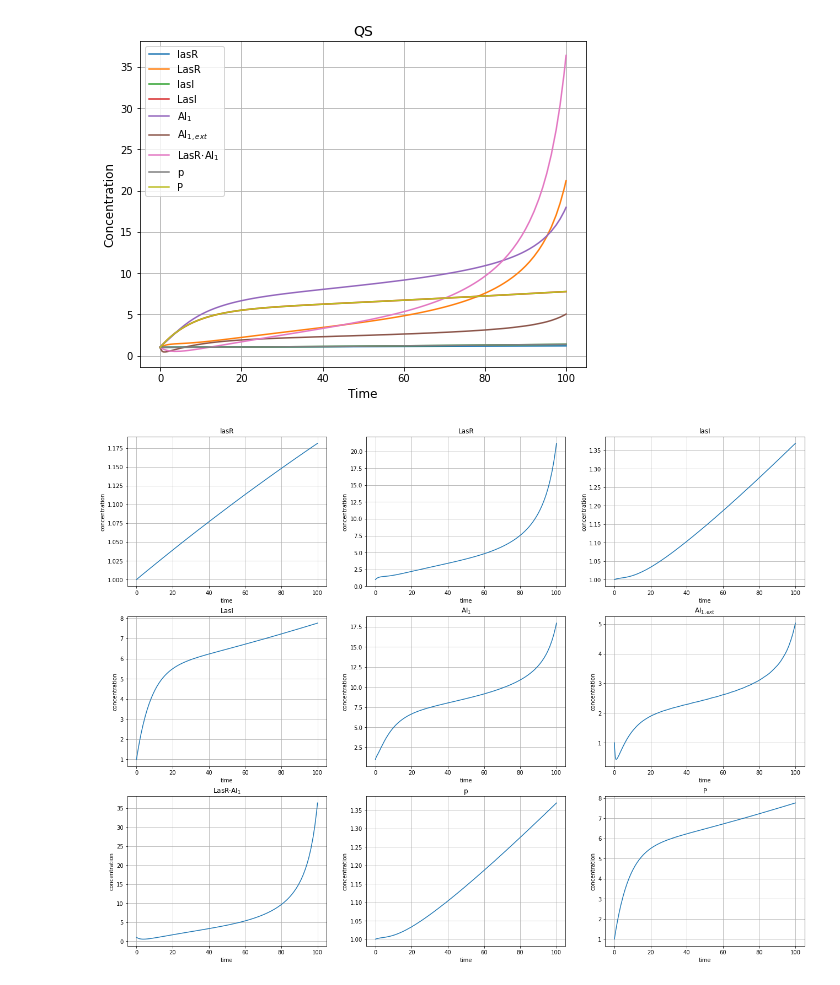
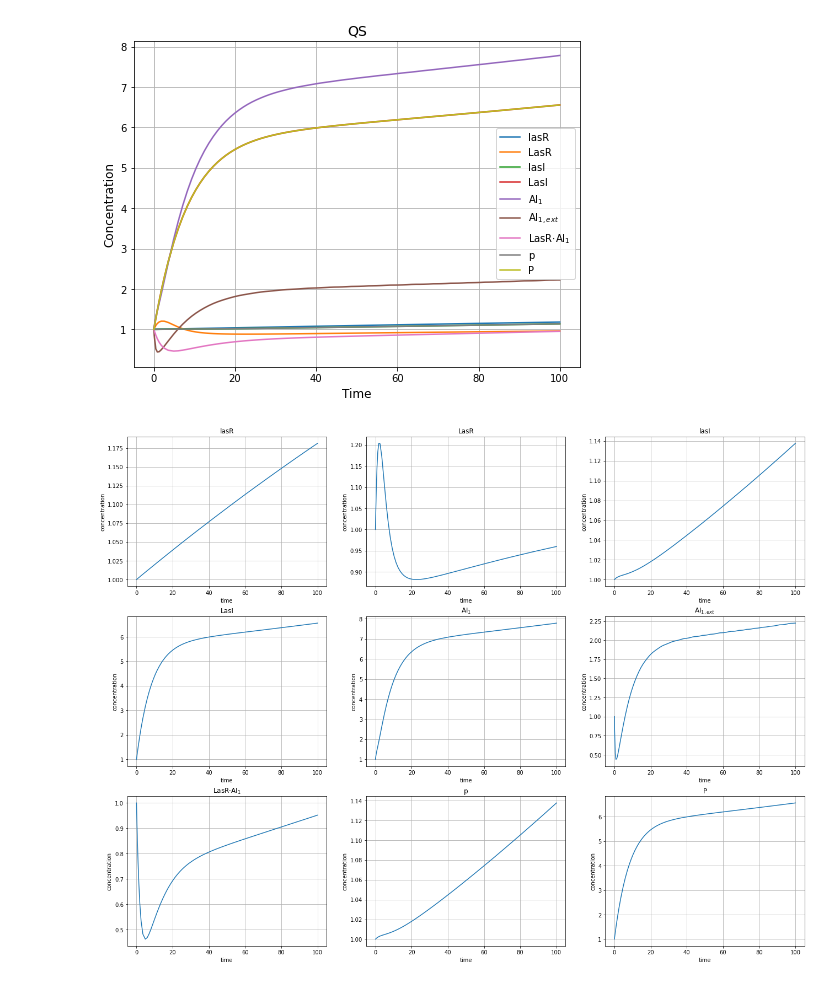
Before and after one commit to alejandrocs98/P-aeruginosa-qs, a Jupyter notebook: qs_deterministic.ipynb, the cells around one changed output. Cells and saved outputs as stored; diff of their text form; code cells hidden in the pictures.

```diff
--- a/qs_deterministic.ipynb
+++ b/qs_deterministic.ipynb
@@ -37,7 +37,7 @@ def qs_deterministic_model(t, r):
     g_P = 0.12
 
     dlasR = k_lasR - lasR*g_lasR
-    dLasR = lasR*k_LasR + LasRAI1*s_LasRAI1 - LasR*g_LasR
+    dLasR = lasR*k_LasR + LasRAI1*s_LasRAI1 - AI1*LasR*k_LasRAI1 - LasR*g_LasR
     dlasI = a_lasI + (b_lasI/(1+(LasRAI1/K1)**h1)) - lasI*g_lasI
     dLasI = lasI*k_LasI - LasI*g_LasI
     dAI1 = LasI*k_AI1 + LasRAI1*s_LasRAI1 - (d*(AI1-AI1_ext)) - AI1*g_AI1
@@ -107,32 +107,32 @@ plt.plot(qs_deterministic_dynamics.t, qs_deterministic_dynamics.y[4], label='AI$
 plt.title('AI$_1$')
 plt.xlabel('time')
 plt.ylabel('concentration')
 plt.grid()
 plt.subplot(3,3,6)
 plt.plot(qs_deterministic_dynamics.t, qs_deterministic_dynamics.y[5], label='AI$_{1,ext}$')
 plt.title('AI$_{1,ext}$')
 plt.xlabel('time')
 plt.ylabel('concentration')
 plt.grid()
 plt.subplot(3,3,7)
 plt.plot(qs_deterministic_dynamics.t, qs_deterministic_dynamics.y[6], label='LasR$\cdot$AI$_1$')
 plt.title('LasR$\cdot$AI$_1$')
 plt.xlabel('time')
 plt.ylabel('concentration')
 plt.grid()
 plt.subplot(3,3,8)
 plt.plot(qs_deterministic_dynamics.t, qs_deterministic_dynamics.y[7], label='p')
 plt.title('p')
 plt.xlabel('time')
 plt.ylabel('concentration')
 plt.grid()
 plt.subplot(3,3,9)
 plt.plot(qs_deterministic_dynamics.t, qs_deterministic_dynamics.y[8], label='P')
 plt.title('P')
 plt.xlabel('time')
 plt.ylabel('concentration')
 plt.grid()
 plt.show()
 # %% [output]
-[figure, old version]
+[figure, new version]
-[figure, old version]
+[figure, new version]
```
Also changed, not shown: 1 other file.
